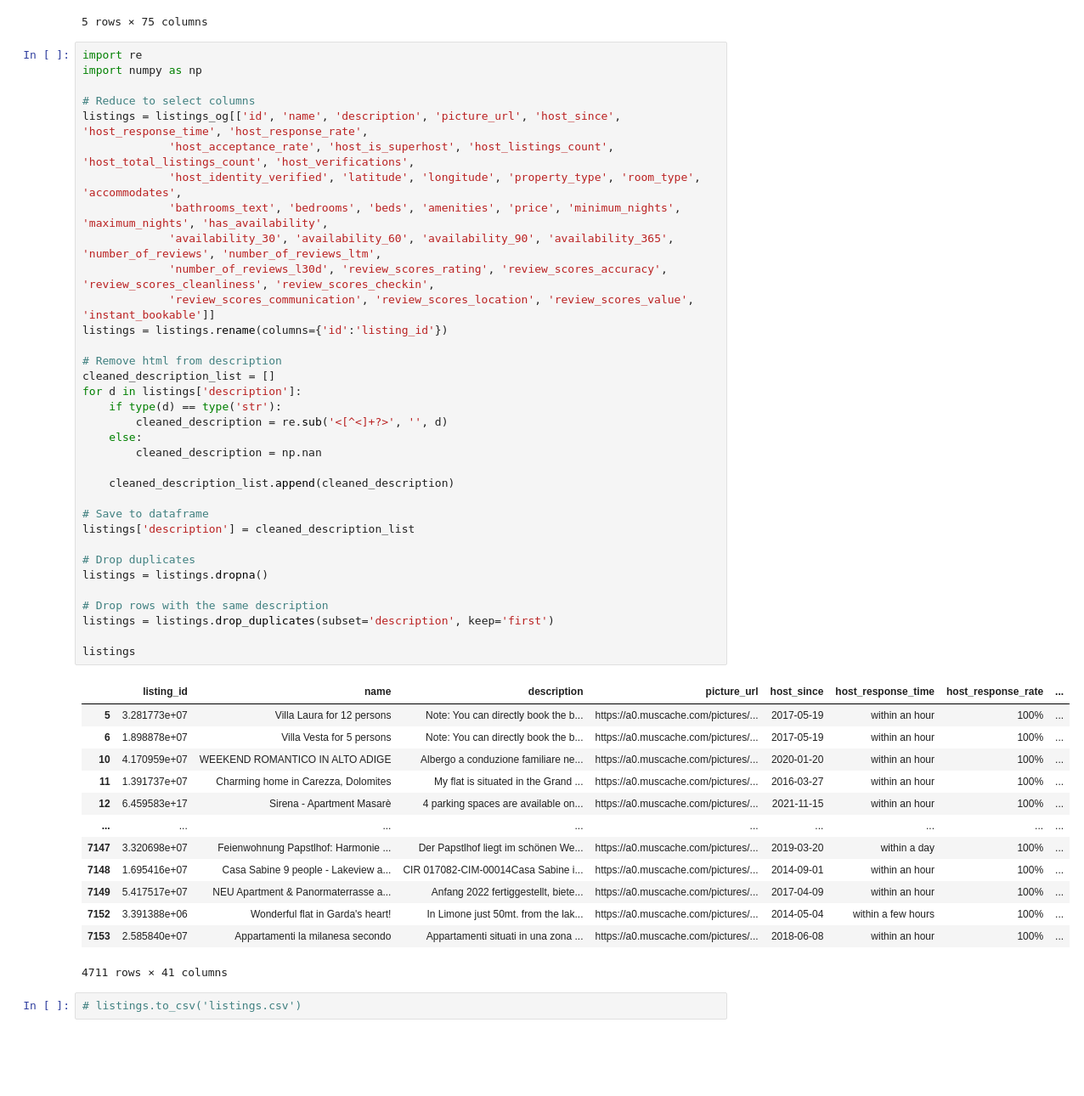
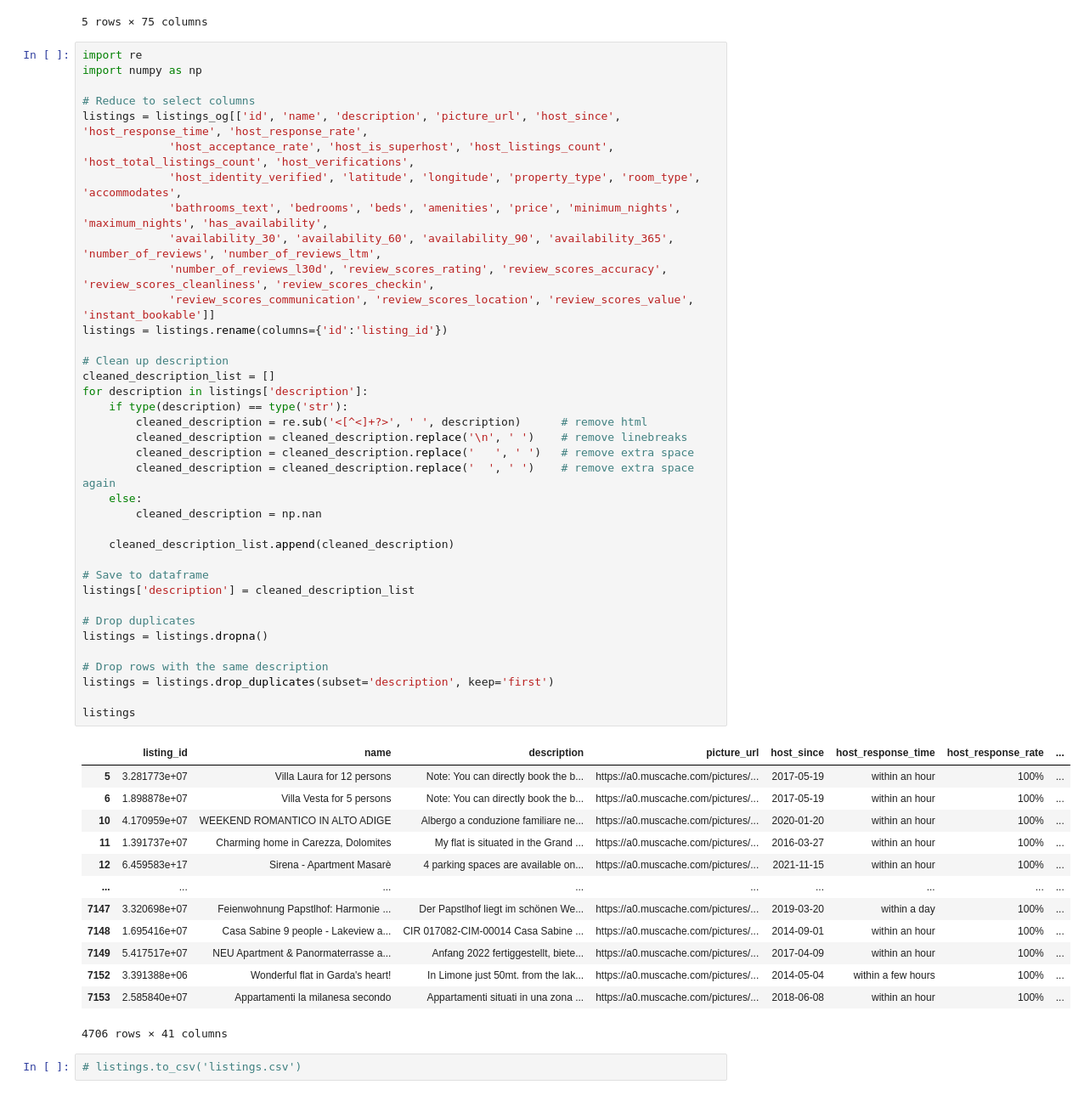
Before and after one commit to tomweinandy/AIinPowerBI, a Jupyter notebook: clean_airbnb_data.ipynb, the cells around one changed output. Shown at 85% size. Cells and saved outputs as stored; diff of their text form; blank space fills up the shorter version.

```diff
--- a/clean_airbnb_data.ipynb
+++ b/clean_airbnb_data.ipynb
@@ -26,42 +26,45 @@ listings = listings_og[['id', 'name', 'description', 'picture_url', 'host_since'
              'availability_30', 'availability_60', 'availability_90', 'availability_365', 'number_of_reviews', 'number_of_reviews_ltm',
              'number_of_reviews_l30d', 'review_scores_rating', 'review_scores_accuracy', 'review_scores_cleanliness', 'review_scores_checkin',
              'review_scores_communication', 'review_scores_location', 'review_scores_value', 'instant_bookable']]
 listings = listings.rename(columns={'id':'listing_id'})
 
-# Remove html from description
+# Clean up description
 cleaned_description_list = []
-for d in listings['description']:
-    if type(d) == type('str'):
-        cleaned_description = re.sub('<[^<]+?>', '', d)
+for description in listings['description']:
+    if type(description) == type('str'):
+        cleaned_description = re.sub('<[^<]+?>', ' ', description)      # remove html
+        cleaned_description = cleaned_description.replace('\n', ' ')    # remove linebreaks
+        cleaned_description = cleaned_description.replace('   ', ' ')   # remove extra space
+        cleaned_description = cleaned_description.replace('  ', ' ')    # remove extra space again
     else:
         cleaned_description = np.nan
 
     cleaned_description_list.append(cleaned_description)
 
 # Save to dataframe
 listings['description'] = cleaned_description_list
 
 # Drop duplicates
 listings = listings.dropna()
 
 # Drop rows with the same description
 listings = listings.drop_duplicates(subset='description', keep='first')
 
 listings
 # %% [output]
 |  | listing_id | name | description | picture_url | host_since | host_response_time | host_response_rate | ... |
 | 5 | 3.281773e+07 | Villa Laura for 12 persons | Note: You can directly book the b... | https://a0.muscache.com/pictures/... | 2017-05-19 | within an hour | 100% | ... |
 | 6 | 1.898878e+07 | Villa Vesta for 5 persons | Note: You can directly book the b... | https://a0.muscache.com/pictures/... | 2017-05-19 | within an hour | 100% | ... |
 | 10 | 4.170959e+07 | WEEKEND ROMANTICO IN ALTO ADIGE | Albergo a conduzione familiare ne... | https://a0.muscache.com/pictures/... | 2020-01-20 | within an hour | 100% | ... |
 | 11 | 1.391737e+07 | Charming home in Carezza, Dolomites | My flat is situated in the Grand ... | https://a0.muscache.com/pictures/... | 2016-03-27 | within an hour | 100% | ... |
 | 12 | 6.459583e+17 | Sirena - Apartment Masarè | 4 parking spaces are available on... | https://a0.muscache.com/pictures/... | 2021-11-15 | within an hour | 100% | ... |
 | ... | ... | ... | ... | ... | ... | ... | ... | ... |
 | 7147 | 3.320698e+07 | Feienwohnung Papstlhof: Harmonie ... | Der Papstlhof liegt im schönen We... | https://a0.muscache.com/pictures/... | 2019-03-20 | within a day | 100% | ... |
-| 7148 | 1.695416e+07 | Casa Sabine 9 people - Lakeview a... | CIR 017082-CIM-00014Casa Sabine i... | https://a0.muscache.com/pictures/... | 2014-09-01 | within an hour | 100% | ... |
+| 7148 | 1.695416e+07 | Casa Sabine 9 people - Lakeview a... | CIR 017082-CIM-00014 Casa Sabine ... | https://a0.muscache.com/pictures/... | 2014-09-01 | within an hour | 100% | ... |
 | 7149 | 5.417517e+07 | NEU Apartment & Panormaterrasse a... | Anfang 2022 fertiggestellt, biete... | https://a0.muscache.com/pictures/... | 2017-04-09 | within an hour | 100% | ... |
 | 7152 | 3.391388e+06 | Wonderful flat in Garda's heart! | In Limone just 50mt. from the lak... | https://a0.muscache.com/pictures/... | 2014-05-04 | within a few hours | 100% | ... |
 | 7153 | 2.585840e+07 | Appartamenti la milanesa secondo | Appartamenti situati in una zona ... | https://a0.muscache.com/pictures/... | 2018-06-08 | within an hour | 100% | ... |
-4711 rows × 41 columns
+4706 rows × 41 columns
 # %%
 # listings.to_csv('listings.csv')
 # %% [markdown]
```
Also changed, not shown: parts of 5 cells of this notebook, 4 other files.
